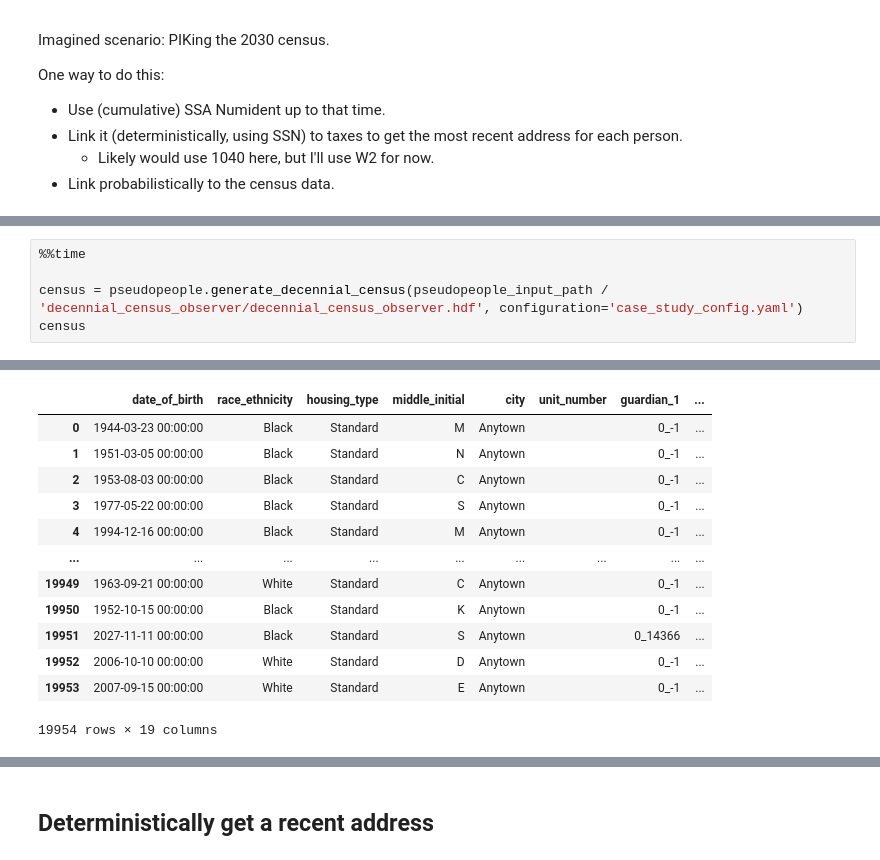
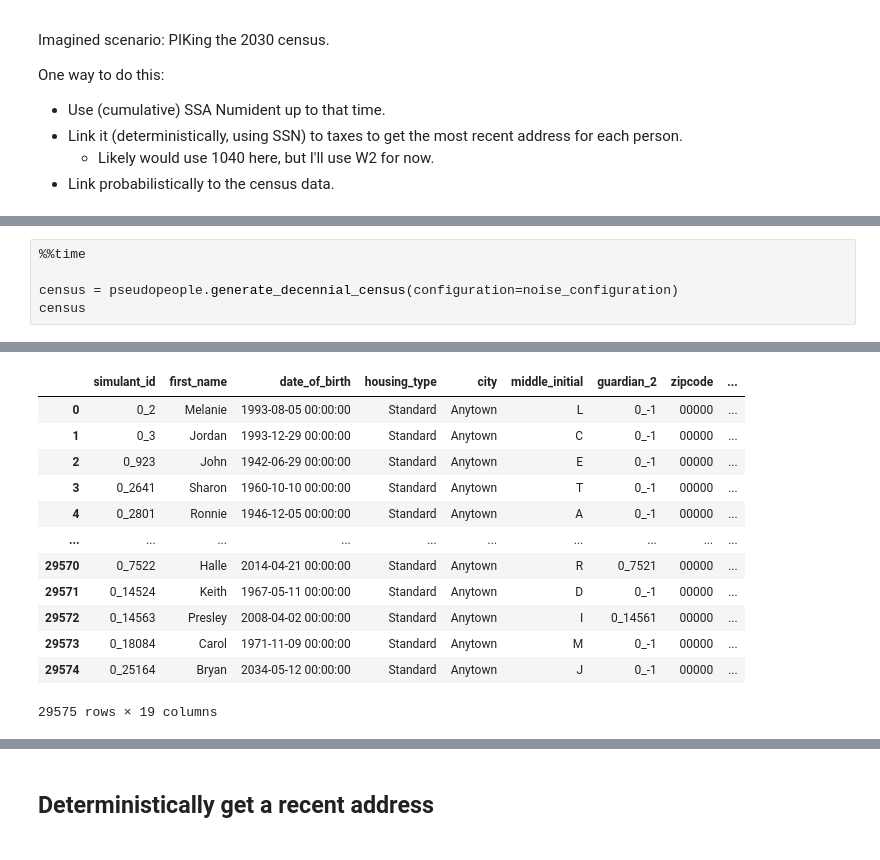
Before and after one commit to ihmeuw/person_linkage_case_study, a Jupyter notebook: linkage/pvs_like_case_study/pvs_like_case_study_sample_data.ipynb, the cells around one changed output, grey strips where cells are left out. Saved outputs shown, nothing was run; the diff lists cells and outputs as text.

Commit message:
Update pseudopeople; make notebook standalone

```diff
--- a/linkage/pvs_like_case_study/pvs_like_case_study_sample_data.ipynb
+++ b/linkage/pvs_like_case_study/pvs_like_case_study_sample_data.ipynb
@@ -91,6 +195,6 @@ Wall time: 5.8 s
 # %%
 %%time
 
-census = pseudopeople.generate_decennial_census(pseudopeople_input_path / 'decennial_census_observer/decennial_census_observer.hdf', configuration='case_study_config.yaml')
+census = pseudopeople.generate_decennial_census(configuration=noise_configuration)
 census
 # %% [output]
@@ -99,16 +203,16 @@ Wall time: 912 ms
-|  | date_of_birth | race_ethnicity | housing_type | middle_initial | city | unit_number | guardian_1 | ... |
-| 0 | 1944-03-23 00:00:00 | Black | Standard | M | Anytown |  | 0_-1 | ... |
-| 1 | 1951-03-05 00:00:00 | Black | Standard | N | Anytown |  | 0_-1 | ... |
-| 2 | 1953-08-03 00:00:00 | Black | Standard | C | Anytown |  | 0_-1 | ... |
-| 3 | 1977-05-22 00:00:00 | Black | Standard | S | Anytown |  | 0_-1 | ... |
-| 4 | 1994-12-16 00:00:00 | Black | Standard | M | Anytown |  | 0_-1 | ... |
-| ... | ... | ... | ... | ... | ... | ... | ... | ... |
-| 19949 | 1963-09-21 00:00:00 | White | Standard | C | Anytown |  | 0_-1 | ... |
-| 19950 | 1952-10-15 00:00:00 | Black | Standard | K | Anytown |  | 0_-1 | ... |
-| 19951 | 2027-11-11 00:00:00 | Black | Standard | S | Anytown |  | 0_14366 | ... |
-| 19952 | 2006-10-10 00:00:00 | White | Standard | D | Anytown |  | 0_-1 | ... |
-| 19953 | 2007-09-15 00:00:00 | White | Standard | E | Anytown |  | 0_-1 | ... |
+|  | simulant_id | first_name | date_of_birth | housing_type | city | middle_initial | guardian_2 | zipcode | ... |
+| 0 | 0_2 | Melanie | 1993-08-05 00:00:00 | Standard | Anytown | L | 0_-1 | 00000 | ... |
+| 1 | 0_3 | Jordan | 1993-12-29 00:00:00 | Standard | Anytown | C | 0_-1 | 00000 | ... |
+| 2 | 0_923 | John | 1942-06-29 00:00:00 | Standard | Anytown | E | 0_-1 | 00000 | ... |
+| 3 | 0_2641 | Sharon | 1960-10-10 00:00:00 | Standard | Anytown | T | 0_-1 | 00000 | ... |
+| 4 | 0_2801 | Ronnie | 1946-12-05 00:00:00 | Standard | Anytown | A | 0_-1 | 00000 | ... |
+| ... | ... | ... | ... | ... | ... | ... | ... | ... | ... |
+| 29570 | 0_7522 | Halle | 2014-04-21 00:00:00 | Standard | Anytown | R | 0_7521 | 00000 | ... |
+| 29571 | 0_14524 | Keith | 1967-05-11 00:00:00 | Standard | Anytown | D | 0_-1 | 00000 | ... |
+| 29572 | 0_14563 | Presley | 2008-04-02 00:00:00 | Standard | Anytown | I | 0_14561 | 00000 | ... |
+| 29573 | 0_18084 | Carol | 1971-11-09 00:00:00 | Standard | Anytown | M | 0_-1 | 00000 | ... |
+| 29574 | 0_25164 | Bryan | 2034-05-12 00:00:00 | Standard | Anytown | J | 0_-1 | 00000 | ... |
-19954 rows × 19 columns
+29575 rows × 19 columns
 # %%
 census.year.value_counts(dropna=False)
 # %% [output]
```
Also changed, not shown: parts of 68 cells of this notebook.
